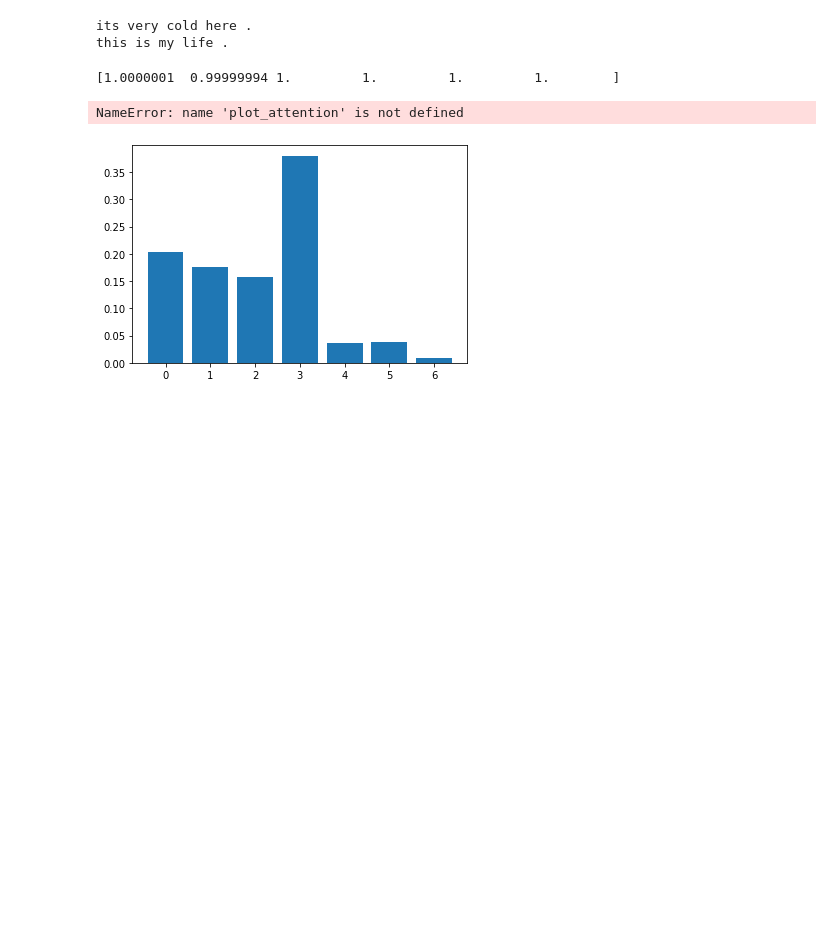
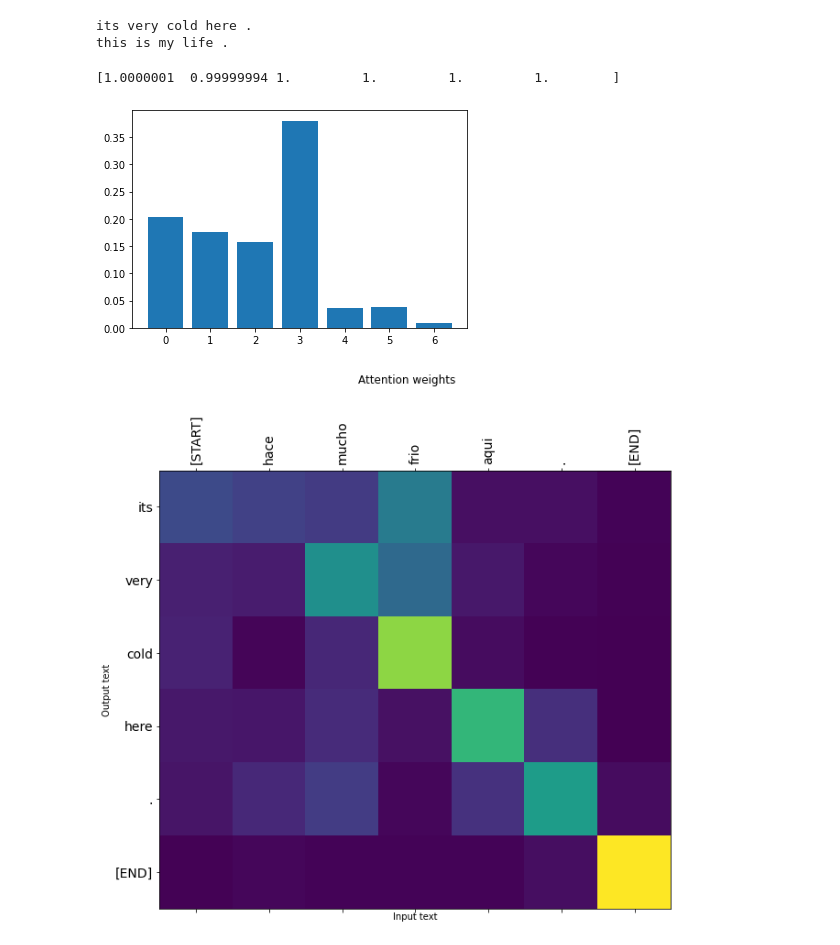
Before and after one commit to GlaIZier/ml-experiments, a Jupyter notebook: notebooks/text-translation-tutorial.ipynb, the cells around one changed output. Drawn from its saved outputs; the diff is of its cells as text; code cells hidden in the pictures; blank space fills up the shorter version.

```diff
--- a/notebooks/text-translation-tutorial.ipynb
+++ b/notebooks/text-translation-tutorial.ipynb
@@ -747,15 +747,36 @@ Deprecated in NumPy 1.20; for more details and guidance: https://numpy.org/devdo
 its very cold here .
 this is my life .
 # %%
+def plot_attention(attention, sentence, predicted_sentence):
+    sentence = tf_lower_and_split_punct(sentence).numpy().decode().split()
+    predicted_sentence = predicted_sentence.numpy().decode().split() + ['[END]']
+    fig = plt.figure(figsize=(10, 10))
+    ax = fig.add_subplot(1, 1, 1)
+
+    attention = attention[:len(predicted_sentence), :len(sentence)]
+
+    ax.matshow(attention, cmap='viridis', vmin=0.0)
+
+    fontdict = {'fontsize': 14}
+
+    ax.set_xticklabels([''] + sentence, fontdict=fontdict, rotation=90)
+    ax.set_yticklabels([''] + predicted_sentence, fontdict=fontdict)
+
+    ax.xaxis.set_major_locator(ticker.MultipleLocator(1))
+    ax.yaxis.set_major_locator(ticker.MultipleLocator(1))
+
+    ax.set_xlabel('Input text')
+    ax.set_ylabel('Output text')
+    plt.suptitle('Attention weights')
+
 a = result['attention'][0]
 
 print(np.sum(a, axis=-1))
 _ = plt.bar(range(len(a[0, :])), a[0, :])
 
-
 i=0
 plot_attention(result['attention'][i], input_text[i], result['text'][i])
 # %% [output]
 [1.0000001  0.99999994 1.         1.         1.         1.        ]
-NameError: name 'plot_attention' is not defined
 [figure]
+[figure, added]
```
